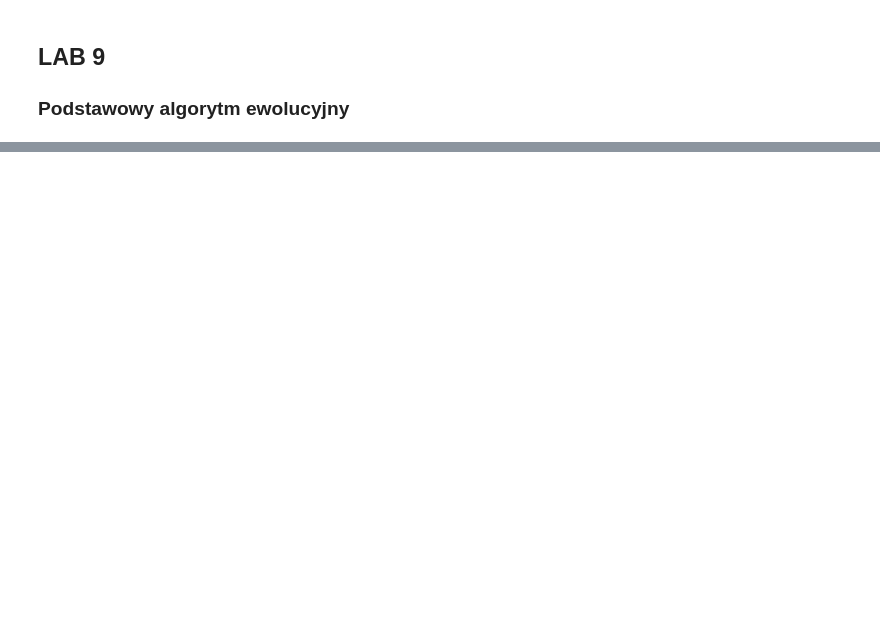
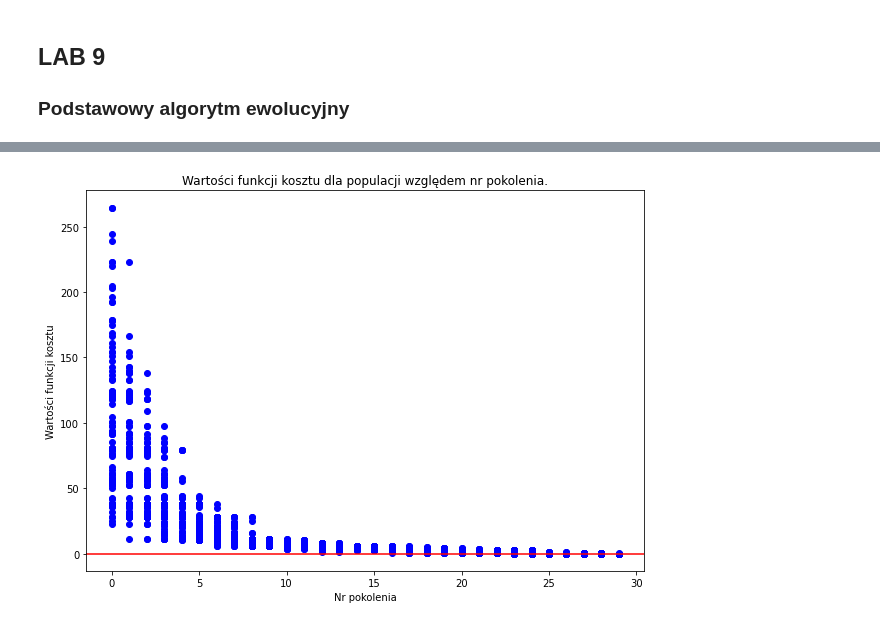
Before and after one commit to okcze/AI_intro, a Jupyter notebook: evolutionary/genetic_1.ipynb, the cells around one changed output, grey strips where cells are left out. Saved outputs shown, nothing was run; the diff lists cells and outputs as text; code cells hidden in the pictures; blank space fills up the shorter version.

```diff
--- a/evolutionary/genetic_1.ipynb
+++ b/evolutionary/genetic_1.ipynb
@@ -88,0 +134,9 @@ gen.fit(50)
+# %%
+gen2 = Genetic(problem1_fun, 3,
+               n_population=100,
+               p_mutation=0.3,
+               p_crossover=0.7)
+# %%
+cost_over_generations(30, gen2)
+# %% [output]
+[figure, added]
```
Also changed, not shown: parts of 18 cells of this notebook.
